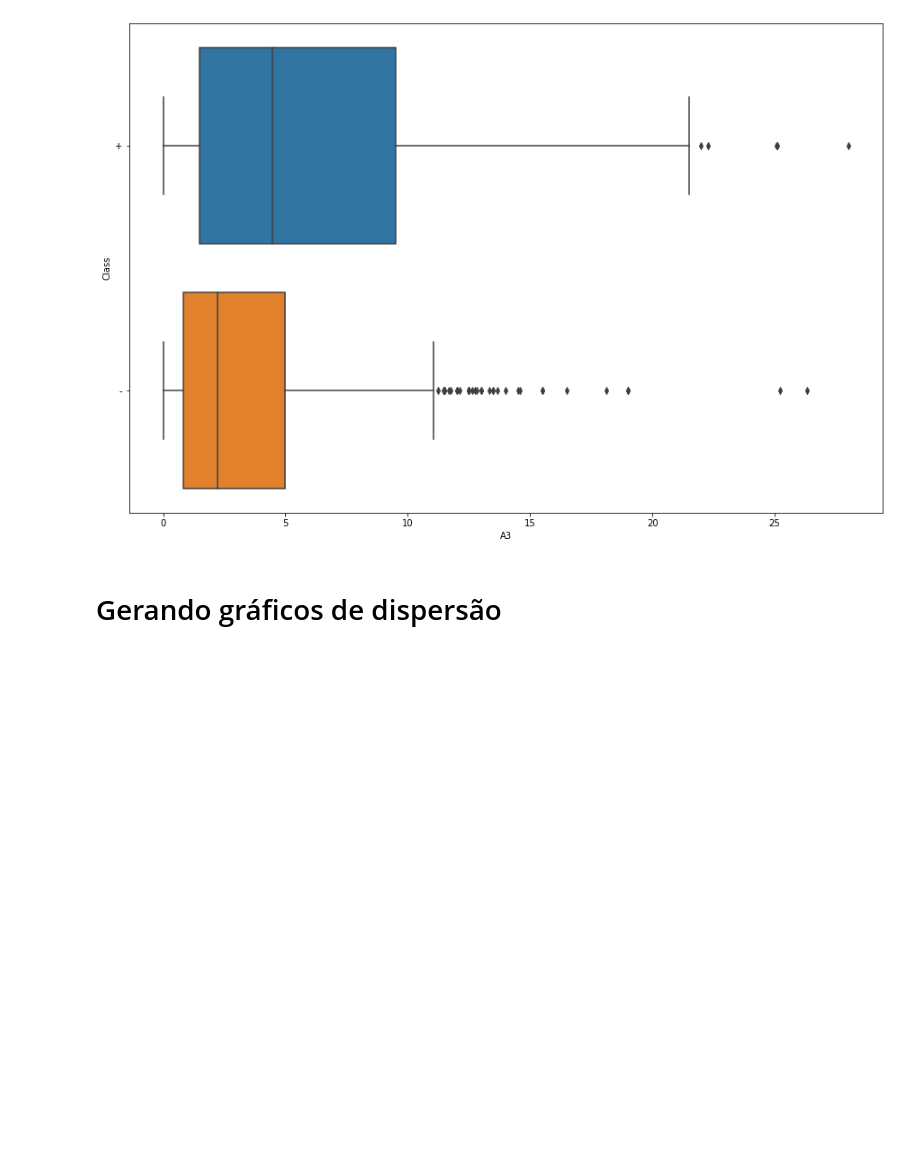
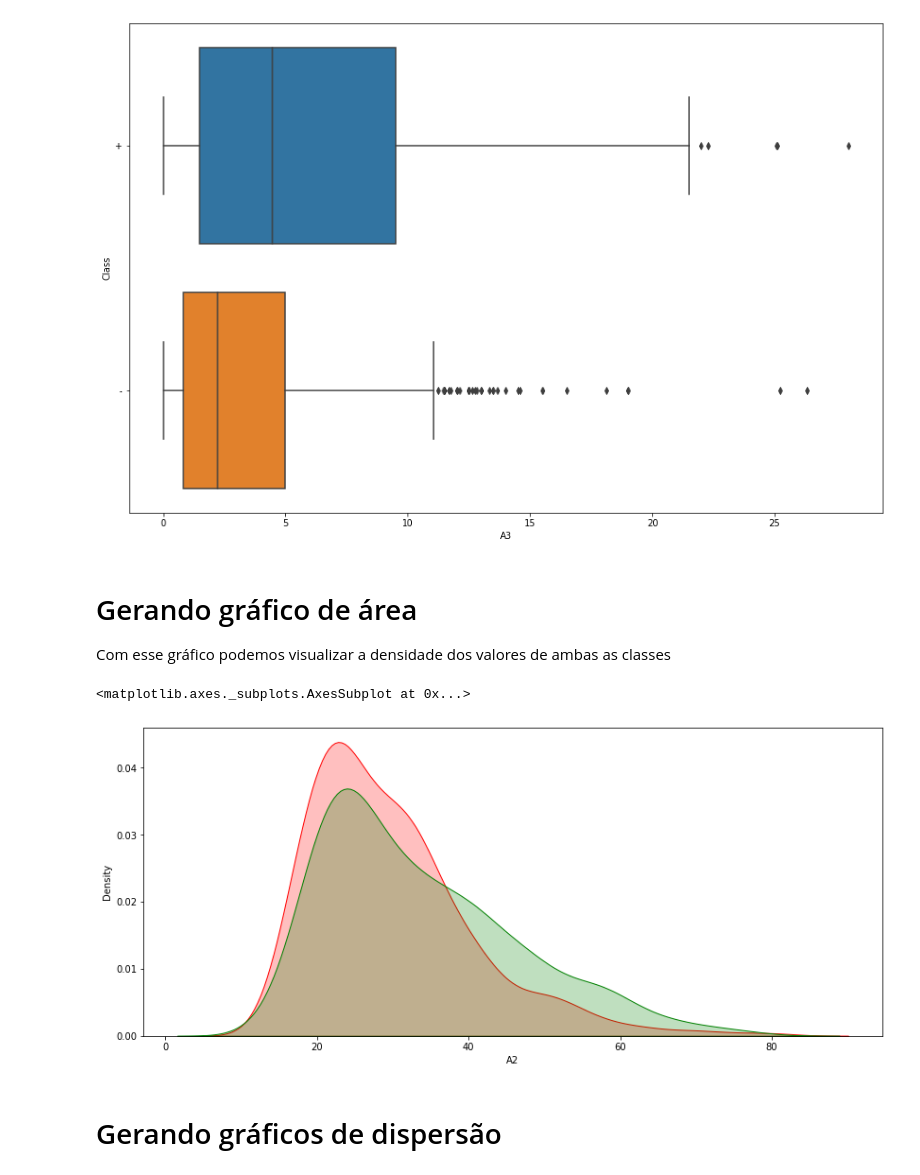
Before and after one commit to Gustanascimento/if998-mineracao, a Jupyter notebook: 02_Tipos_de_dados_e_EDA.ipynb, the cells around one changed output. Drawn from its saved outputs; the diff is of its cells as text; code cells hidden in the pictures; blank space fills up the shorter version.

```diff
--- a/02_Tipos_de_dados_e_EDA.ipynb
+++ b/02_Tipos_de_dados_e_EDA.ipynb
@@ -171,6 +227,20 @@ sns.boxplot(x='A3', y='Class', data=dataset) #Verificar se existe associação e
 # %% [output]
 <matplotlib.axes._subplots.AxesSubplot at 0x...>
 [figure]
+# %% [markdown]
+# Gerando gráfico de área
+
+Com esse gráfico podemos visualizar a densidade dos valores de ambas as classes
+# %%
+dataset_class_positiva =  dataset[dataset['Class'] == "+"]
+dataset_class_negativa =  dataset[dataset['Class'] == "-"]
+plt.figure(figsize=(14,6))
+
+sns.kdeplot(dataset_class_negativa['A2'], label='Pessoas da classe -', color='r', shade=True, legend = True)
+sns.kdeplot(dataset_class_positiva['A2'], label='Pessoas da classe +', color='g', shade=True, legend = True)
+# %% [output]
+<matplotlib.axes._subplots.AxesSubplot at 0x...>
+[figure, added]
 # %% [markdown]
 # Gerando gráficos de dispersão
 # %%
```
Also changed, not shown: parts of 12 cells of this notebook.
